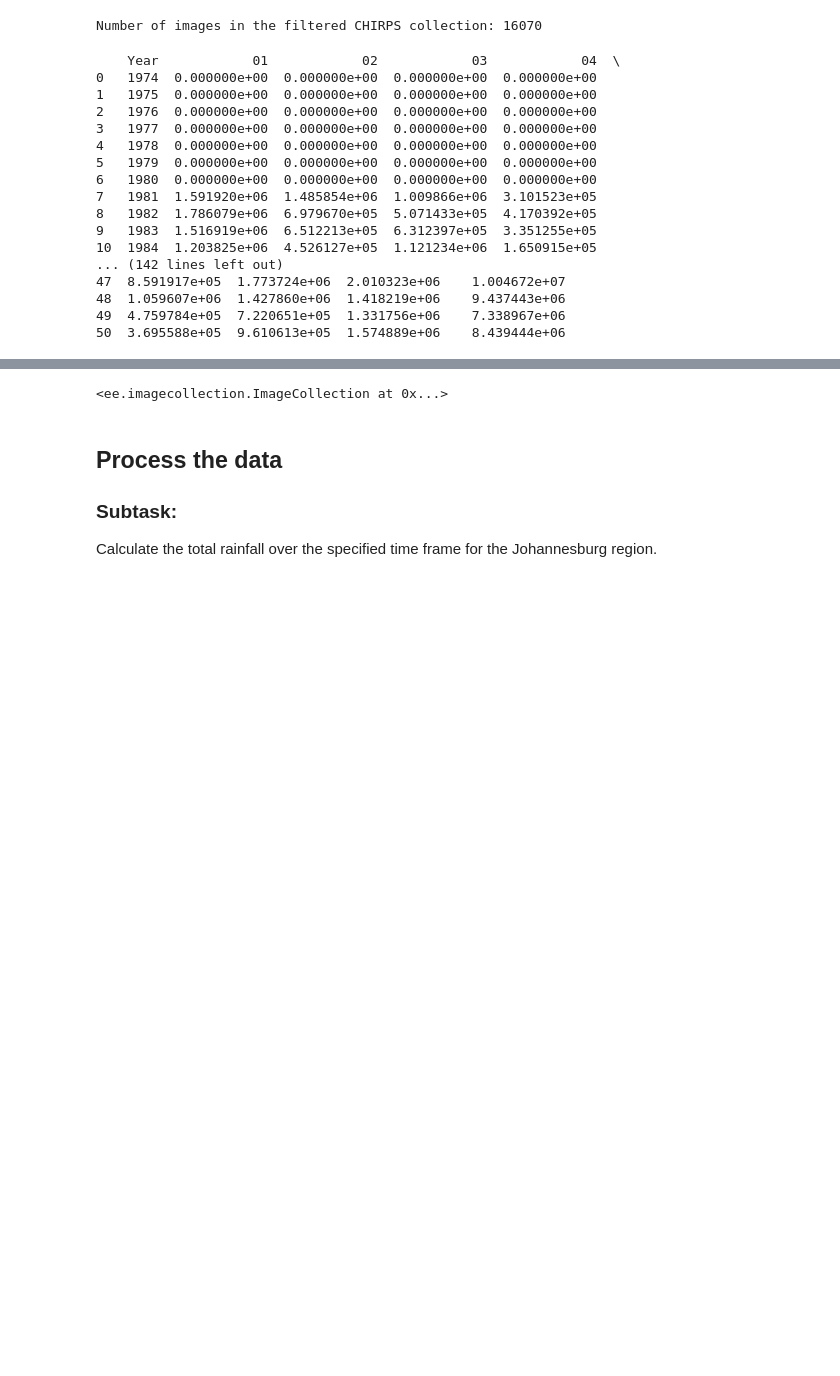
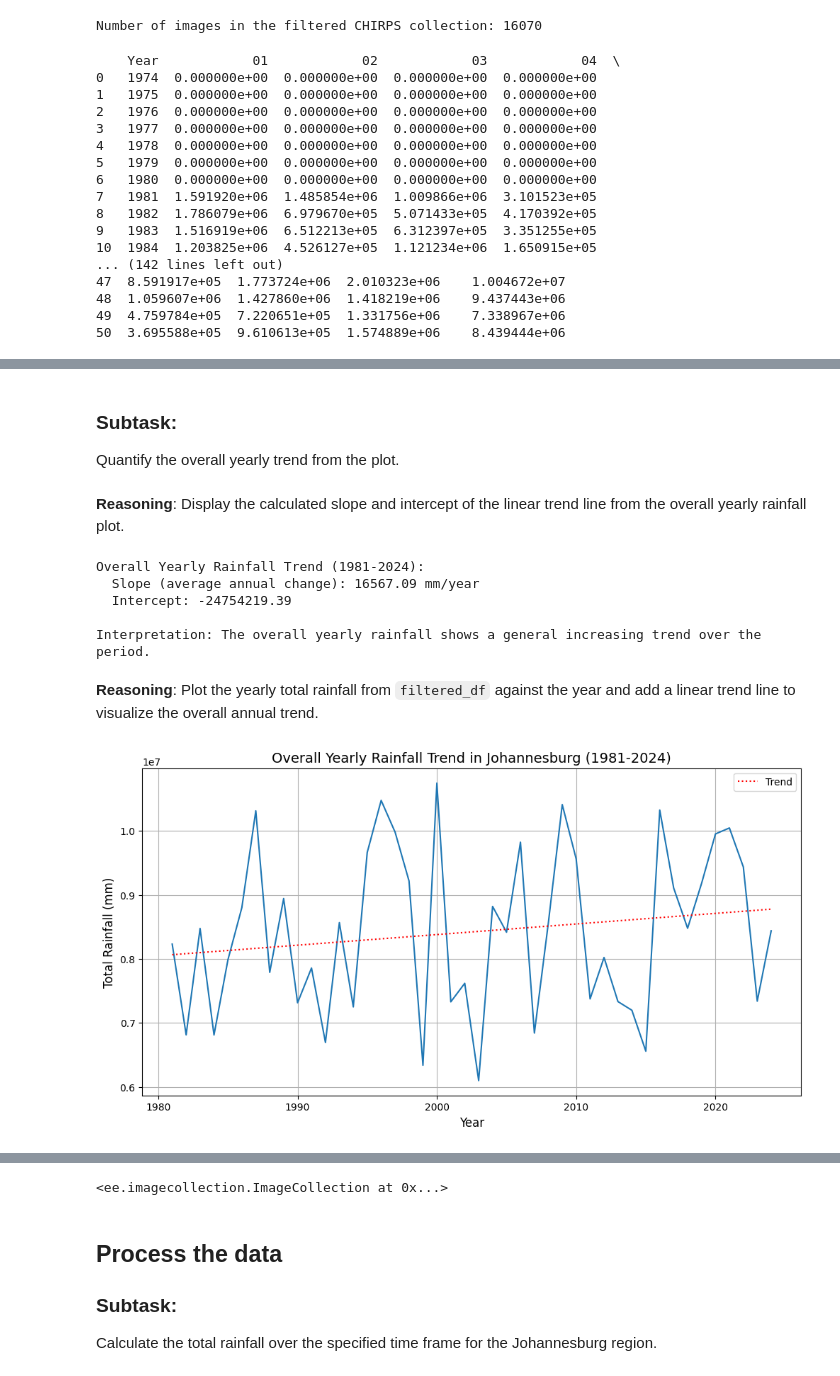
Before and after one commit to smatamanda83/CeeloMattCode, a Jupyter notebook: guides/linked/ee-api-colab-setup.ipynb, the cells around one changed output, grey strips where cells are left out. Drawn from its saved outputs; the diff is of its cells as text; code cells hidden in the pictures; blank space fills up the shorter version.

```diff
--- a/guides/linked/ee-api-colab-setup.ipynb
+++ b/guides/linked/ee-api-colab-setup.ipynb
@@ -481,0 +898,76 @@ filtered_df.head()
+# %% [markdown]
+### Subtask:
+Quantify the overall yearly trend from the plot.
+# %% [markdown]
+**Reasoning**:
+Display the calculated slope and intercept of the linear trend line from the overall yearly rainfall plot.
+# %%
+import numpy as np
+
+# The linear trend was calculated in cell 49ba9fb4 using np.polyfit(x, y, 1),
+# where x is filtered_df['Year'] and y is filtered_df['Total Rainfall'].
+# The slope is stored in the variable 'm' and the intercept in 'b'.
+
+# Ensure 'filtered_df' is available and contains the necessary columns.
+if 'filtered_df' in locals() and not filtered_df.empty:
+    # Recalculate m and b just in case the kernel state was reset or changed
+    valid_data = filtered_df[['Year', 'Total Rainfall']].dropna()
+    if not valid_data.empty:
+        x = valid_data['Year']
+        y = valid_data['Total Rainfall']
+        m, b = np.polyfit(x, y, 1) # Calculate slope (m) and intercept (b) of the linear fit
+
+        print(f"Overall Yearly Rainfall Trend (1981-2024):")
+        print(f"  Slope (average annual change): {m:.2f} mm/year")
+        print(f"  Intercept: {b:.2f}")
+
+        # Optional: Interpret the slope
+        if m > 0:
+            print("\nInterpretation: The overall yearly rainfall shows a general increasing trend over the period.")
+        elif m < 0:
+            print("\nInterpretation: The overall yearly rainfall shows a general decreasing trend over the period.")
+        else:
+            print("\nInterpretation: The overall yearly rainfall shows no significant linear trend over the period.")
+    else:
+        print("Could not quantify the trend: 'filtered_df' is empty or missing data.")
+else:
+    print("Could not quantify the trend: 'filtered_df' DataFrame not found.")
+# %% [output]
+Overall Yearly Rainfall Trend (1981-2024):
+  Slope (average annual change): 16567.09 mm/year
+  Intercept: -24754219.39
+
+Interpretation: The overall yearly rainfall shows a general increasing trend over the period.
+# %% [markdown]
+**Reasoning**:
+Plot the yearly total rainfall from `filtered_df` against the year and add a linear trend line to visualize the overall annual trend.
+# %%
+import matplotlib.pyplot as plt
+import numpy as np
+
+# Create a figure and axes for the plot.
+plt.figure(figsize=(12, 6))
+
+# Plot the yearly total rainfall.
+plt.plot(filtered_df['Year'], filtered_df['Total Rainfall'])
+
+# Calculate and plot the linear trend line.
+# Remove any NaN values before calculating the trend.
+valid_data = filtered_df[['Year', 'Total Rainfall']].dropna()
+if not valid_data.empty:
+    x = valid_data['Year']
+    y = valid_data['Total Rainfall']
+    m, b = np.polyfit(x, y, 1) # Calculate slope (m) and intercept (b) of the linear fit
+    plt.plot(x, m*x + b, color='red', linestyle='dotted', label='Trend')
+
+# Set plot labels and title.
+plt.xlabel('Year', fontsize=12)
+plt.ylabel('Total Rainfall (mm)', fontsize=12)
+plt.title('Overall Yearly Rainfall Trend in Johannesburg (1981-2024)', fontsize=14)
+plt.grid(True)
+plt.legend() # Add a legend to show the trend line label
+
+# Show the plot.
+plt.show()
+# %% [output]
+[figure, added]
```
Also changed, not shown: parts of 52 cells of this notebook.
